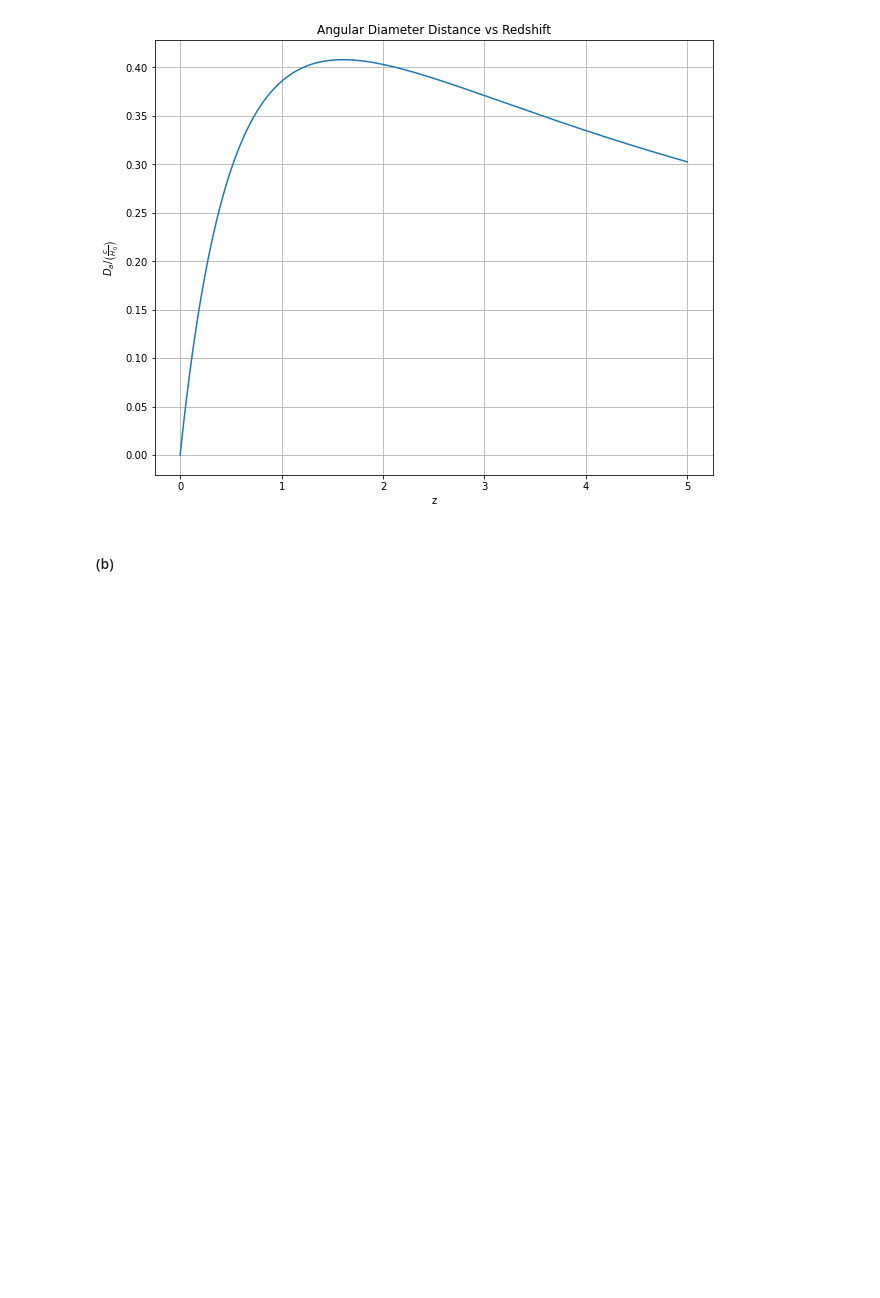
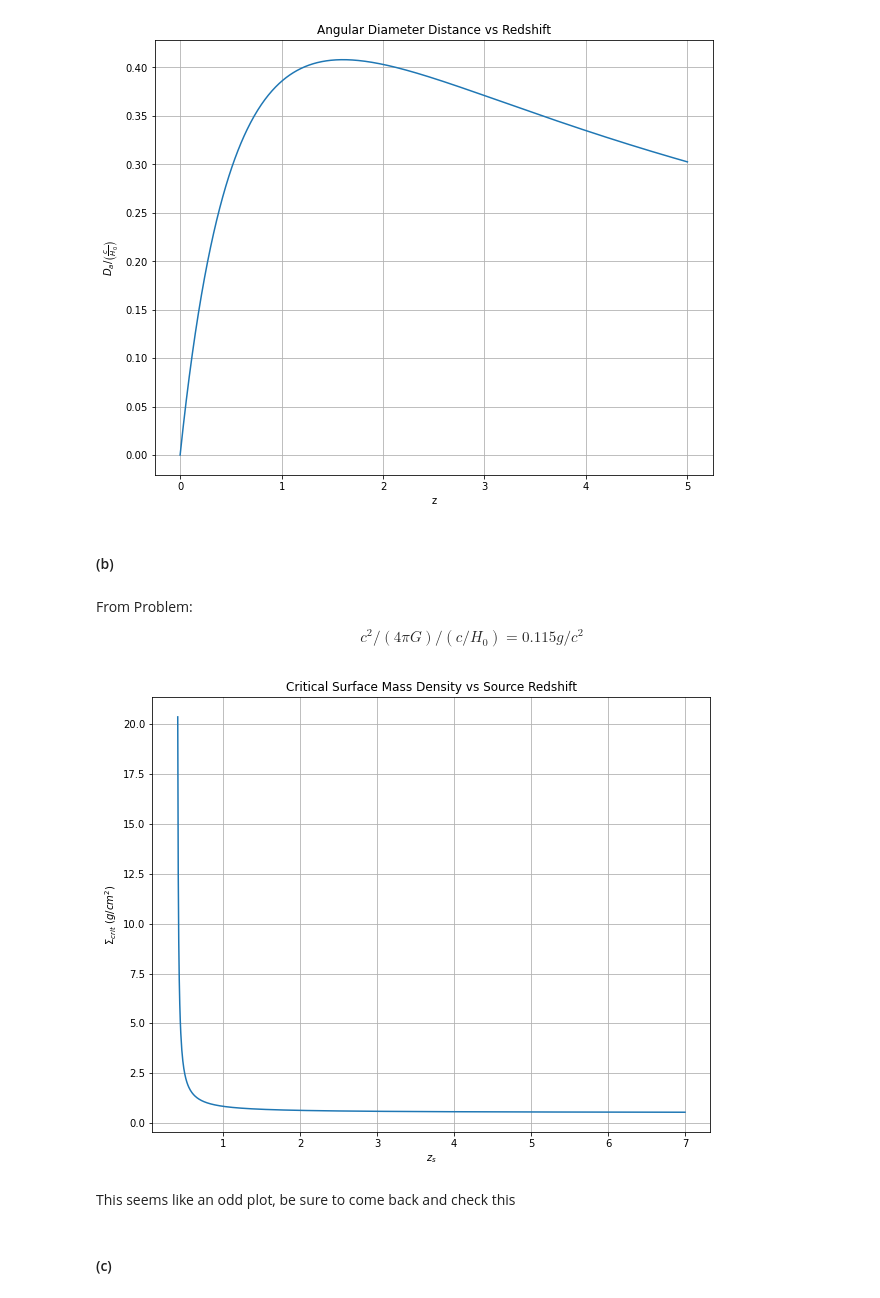
Before and after one commit to tylerbarna/AST8110, a Jupyter notebook: pset02/pset02.ipynb, the cells around one changed output. Drawn from its saved outputs; the diff is of its cells as text; code cells hidden in the pictures; blank space fills up the shorter version.

Commit message:
part b complete (maybe)
plot looks kinda weird, will have to see

```diff
--- a/pset02/pset02.ipynb
+++ b/pset02/pset02.ipynb
@@ -114,3 +114,41 @@ plt.show();
 [figure]
 # %% [markdown]
 #### (b)
+# %% [markdown]
+From Problem:
+
+$$
+\begin{equation}
+c^2/(4\pi G)/(c/H_0) = 0.115 g/c^2
+\end{equation}
+$$
+# %%
+## define angular diameter distance in units of c/H_0 for two redshifts (the c/H0 will be handled in sigma_crit)
+d_a = lambda z1, z2: 1/(1+z2) * integrate.quad(lambda x: 1/np.sqrt(0.3*(1+x)**3 + 0.7), z1, z2)[0]
+d_a = np.vectorize(d_a) ## allows input of array
+# %%
+## define unit constant (using astropy units)
+unit_const = 0.115 * u.g *(u.cm)**2
+
+## define sigma_crit (sigma = const * d_os / (d_ol * d_ls))
+sigma_crit = lambda z_o, z_l, z_s: unit_const * (d_a(z_o, z_s) / (d_a(z_o, z_l) * d_a(z_l, z_s)))
+# %%
+## define redshift values
+z_o = 0 ## observer redshift
+z_l = 0.4 ## lens redshift (fixed)
+z_s = np.linspace(0.41,7,num_points) ## source redshift
+
+## plot curve
+fig, ax = plt.subplots(figsize=(10, 8))
+plt.plot(z_s, sigma_crit(z_o, z_l, z_s));
+plt.xlabel(r'$z_s$');
+plt.ylabel(r'$\Sigma_{crit} \ (g/cm^2)$');
+plt.title('Critical Surface Mass Density vs Source Redshift');
+plt.grid();
+plt.show();
+# %% [output]
+[figure, added]
+# %% [markdown]
+This seems like an odd plot, be sure to come back and check this
+# %% [markdown]
+#### (c)
```
Also changed, not shown: parts of 1 cell of this notebook.
